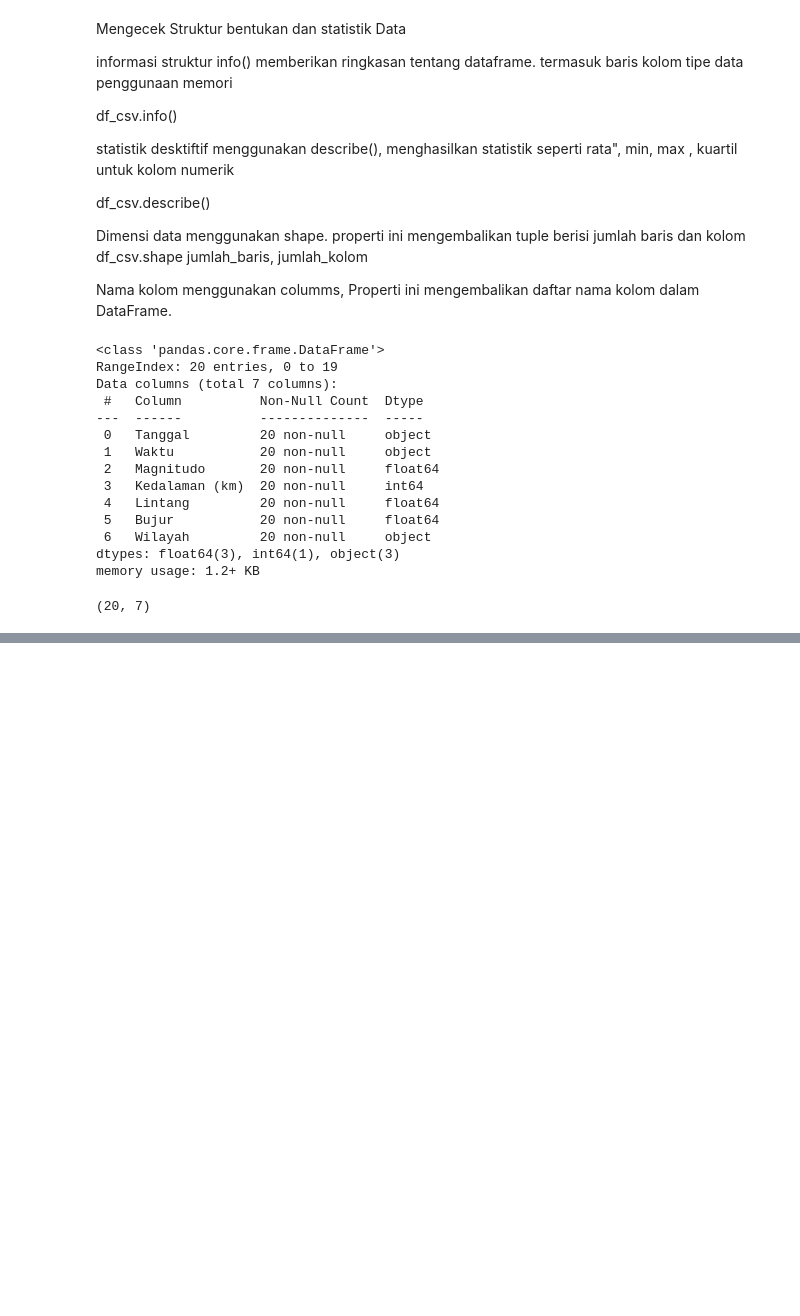
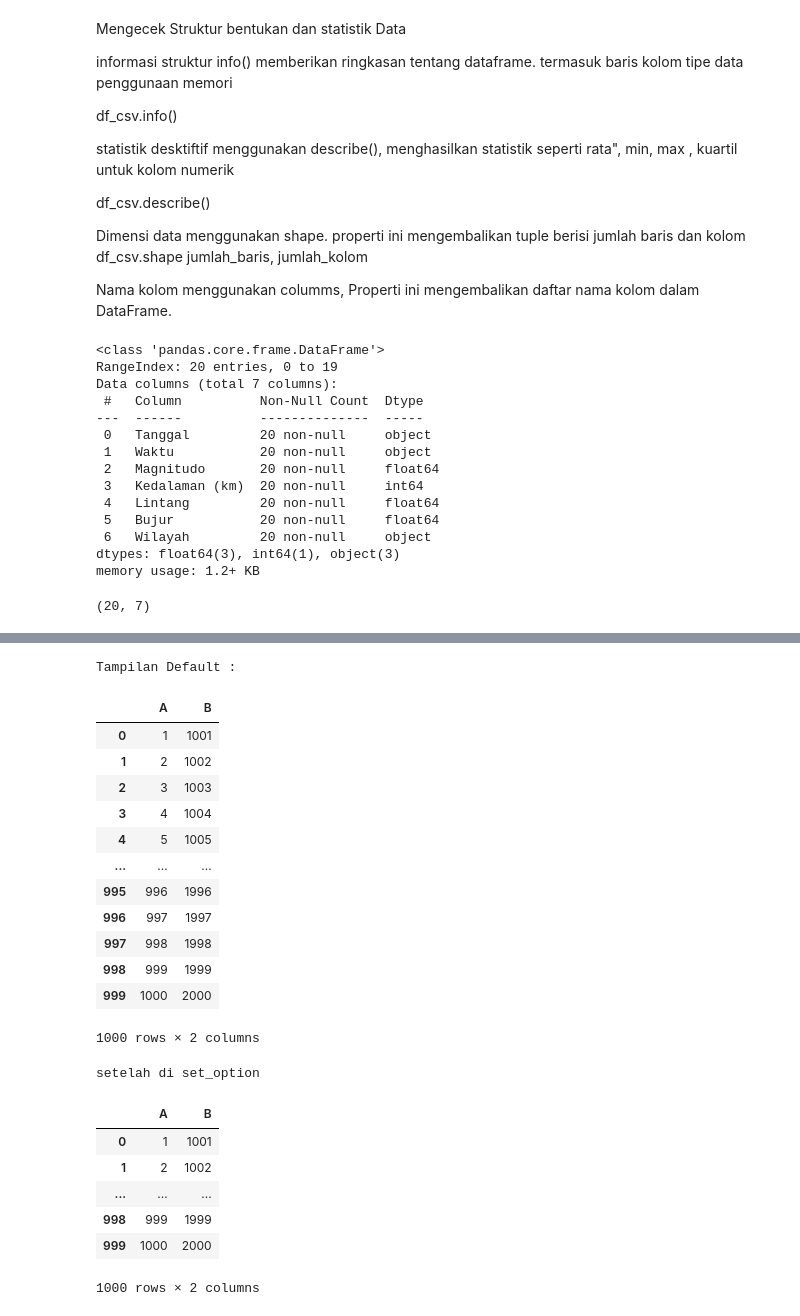
Before and after one commit to Dontbecode/-Bootcamp-Data-Analyst-, a Jupyter notebook: Pandas.ipynb, the cells around one changed output, grey strips where cells are left out. Drawn from its saved outputs; the diff is of its cells as text; code cells hidden in the pictures; blank space fills up the shorter version.

```diff
--- a/Pandas.ipynb
+++ b/Pandas.ipynb
@@ -425,0 +426,34 @@ penggunaan set_option() sangt membantu ketika bekerja dengan dataset besar agar
+# %%
+data = {'A' : range(1,1001), 'B' :range(1001,2001)}
+
+df = pd.DataFrame(data)
+
+print('Tampilan Default :')
+display(df)
+
+pd.set_option('display.max_row', 5)
+print('setelah di set_option')
+display(df)
+# %% [output]
+Tampilan Default :
+|  | A | B |
+| 0 | 1 | 1001 |
+| 1 | 2 | 1002 |
+| 2 | 3 | 1003 |
+| 3 | 4 | 1004 |
+| 4 | 5 | 1005 |
+| ... | ... | ... |
+| 995 | 996 | 1996 |
+| 996 | 997 | 1997 |
+| 997 | 998 | 1998 |
+| 998 | 999 | 1999 |
+| 999 | 1000 | 2000 |
+1000 rows × 2 columns
+setelah di set_option
+|  | A | B |
+| 0 | 1 | 1001 |
+| 1 | 2 | 1002 |
+| ... | ... | ... |
+| 998 | 999 | 1999 |
+| 999 | 1000 | 2000 |
+1000 rows × 2 columns
```
Also changed, not shown: parts of 9 cells of this notebook, 1 other file.
